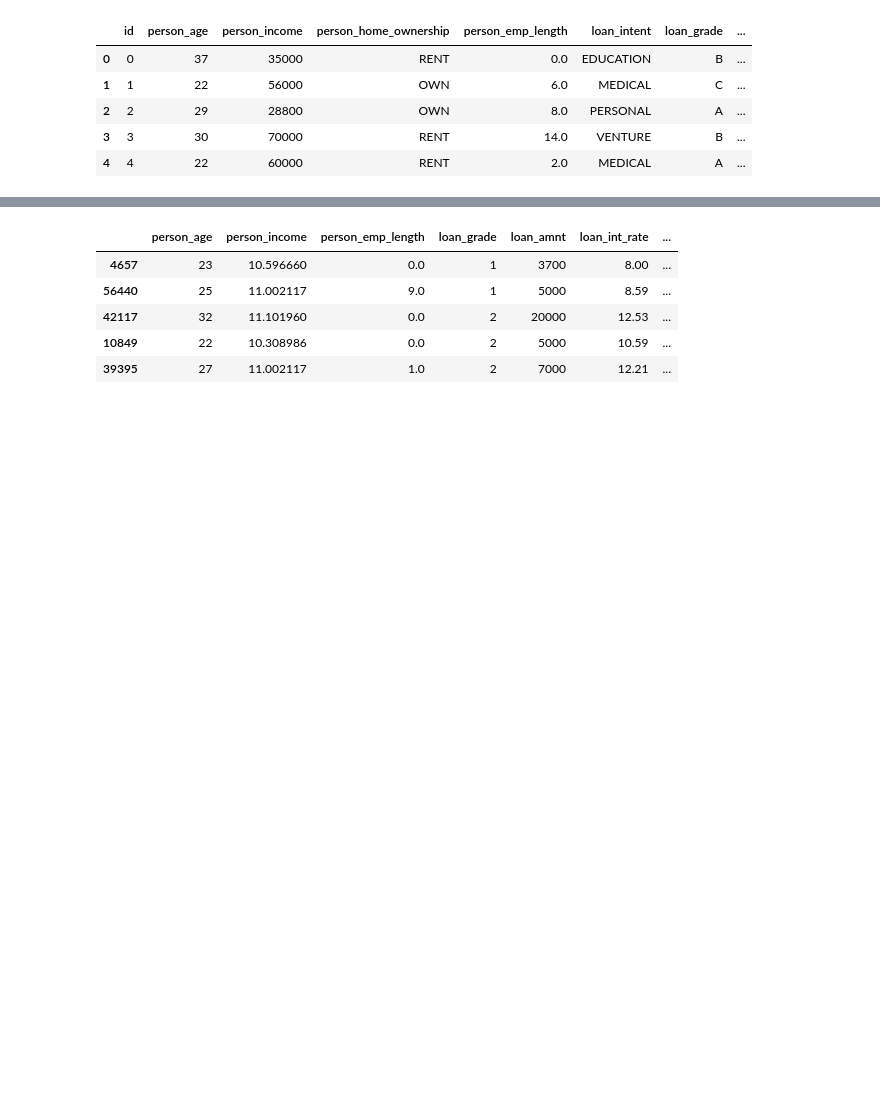
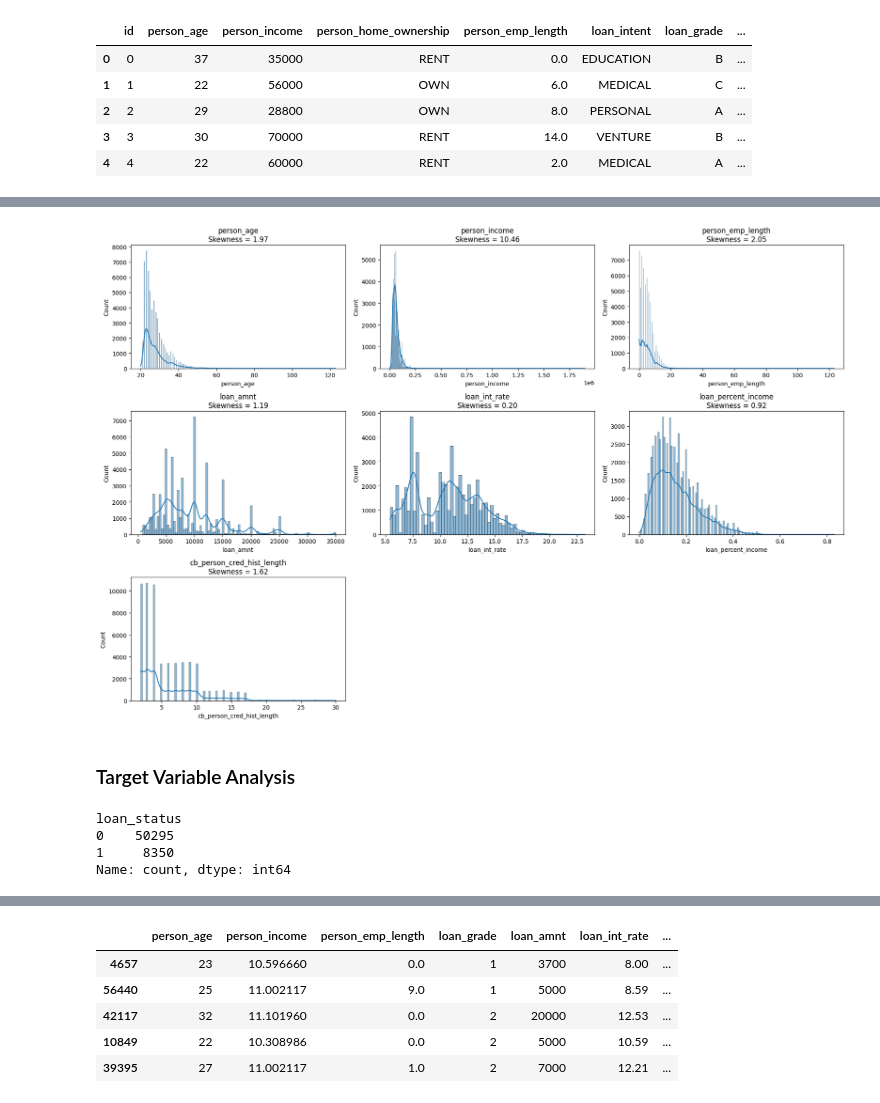
Before and after one commit to sushant758/ML-Exercises, a Jupyter notebook: Loan Approval Prediction.ipynb, the cells around one changed output, grey strips where cells are left out. Saved outputs shown, nothing was run; the diff lists cells and outputs as text; code cells hidden in the pictures; blank space fills up the shorter version.

```diff
--- a/Loan Approval Prediction.ipynb
+++ b/Loan Approval Prediction.ipynb
@@ -78,0 +163,28 @@ df = df.drop(['id'] , axis = 1)
+# %%
+num_cols = [
+    'person_age',
+    'person_income',
+    'person_emp_length',
+    'loan_amnt',
+    'loan_int_rate',
+    'loan_percent_income',
+    'cb_person_cred_hist_length'
+]
+
+plt.figure(figsize=(18, 12))
+
+for i, col in enumerate(num_cols):
+    plt.subplot(3, 3, i+1)
+
+    sns.histplot(df[col], kde=True)
+
+    plt.title(
+        f"{col}\nSkewness = {df[col].skew():.2f}"
+    )
+
+plt.tight_layout()
+plt.show()
+# %% [output]
+[figure, added]
+# %% [markdown]
+### Target Variable Analysis
@@ -78,0 +193,7 @@ df = df.drop(['id'] , axis = 1)
+# %%
+df['loan_status'].value_counts(dropna=False)
+# %% [output]
+loan_status
+0    50295
+1     8350
+Name: count, dtype: int64
```
Also changed, not shown: parts of 175 cells of this notebook.
